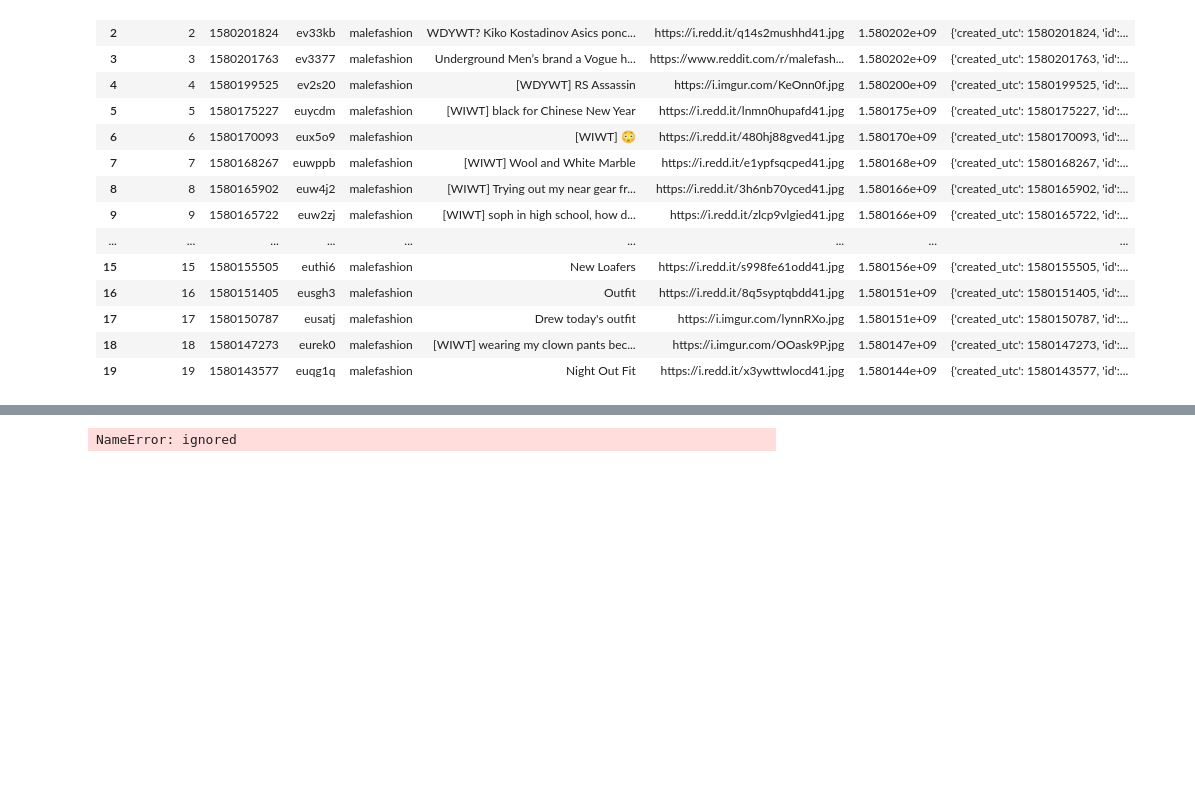
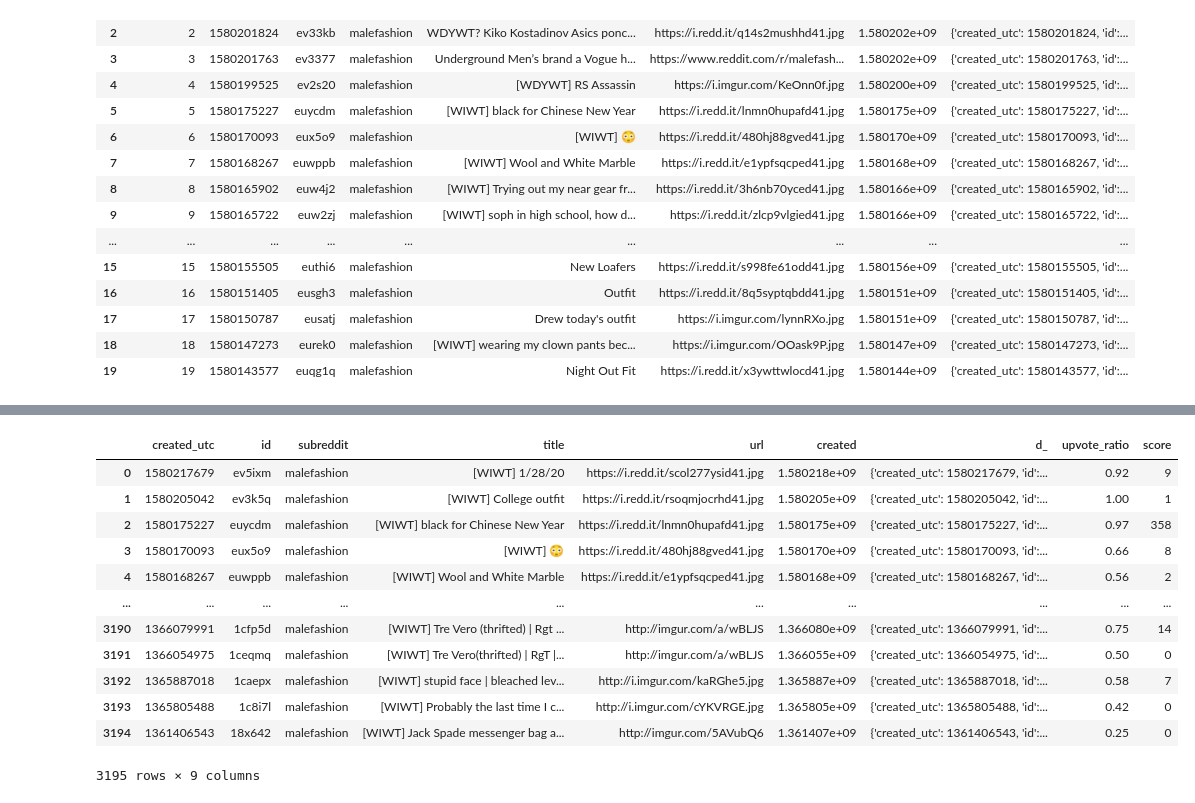
Before and after one commit to jimmyjoy43/Insight_project, a Jupyter notebook: reddit_PSAW_scrapper.ipynb, the cells around one changed output, grey strips where cells are left out. Saved outputs shown, nothing was run; the diff lists cells and outputs as text; code cells hidden in the pictures; blank space fills up the shorter version.

```diff
--- a/reddit_PSAW_scrapper.ipynb
+++ b/reddit_PSAW_scrapper.ipynb
@@ -177,7 +176,19 @@ mf_links.head(20)
 # %%
-#mf_links.drop('Unnamed: 0', axis = 1, inplace = True)
+mf_links.drop('Unnamed: 0.1', axis = 1, inplace = True)
 mf_links['upvote_ratio']=list_ratio
 mf_links['score']=list_score
 mf_links
 # %% [output]
+|  | created_utc | id | subreddit | title | url | created | d_ | upvote_ratio | score |
+| 0 | 1580217679 | ev5ixm | malefashion | [WIWT] 1/28/20 | https://i.redd.it/scol277ysid41.jpg | 1.580218e+09 | {'created_utc': 1580217679, 'id':... | 0.92 | 9 |
+| 1 | 1580205042 | ev3k5q | malefashion | [WIWT] College outfit | https://i.redd.it/rsoqmjocrhd41.jpg | 1.580205e+09 | {'created_utc': 1580205042, 'id':... | 1.00 | 1 |
+| 2 | 1580175227 | euycdm | malefashion | [WIWT] black for Chinese New Year | https://i.redd.it/lnmn0hupafd41.jpg | 1.580175e+09 | {'created_utc': 1580175227, 'id':... | 0.97 | 358 |
+| 3 | 1580170093 | eux5o9 | malefashion | [WIWT] 😳 | https://i.redd.it/480hj88gved41.jpg | 1.580170e+09 | {'created_utc': 1580170093, 'id':... | 0.66 | 8 |
+| 4 | 1580168267 | euwppb | malefashion | [WIWT] Wool and White Marble | https://i.redd.it/e1ypfsqcped41.jpg | 1.580168e+09 | {'created_utc': 1580168267, 'id':... | 0.56 | 2 |
+| ... | ... | ... | ... | ... | ... | ... | ... | ... | ... |
+| 3190 | 1366079991 | 1cfp5d | malefashion | [WIWT] Tre Vero (thrifted) | Rgt ... | http://imgur.com/a/wBLJS | 1.366080e+09 | {'created_utc': 1366079991, 'id':... | 0.75 | 14 |
+| 3191 | 1366054975 | 1ceqmq | malefashion | [WIWT] Tre Vero(thrifted) | RgT |... | http://imgur.com/a/wBLJS | 1.366055e+09 | {'created_utc': 1366054975, 'id':... | 0.50 | 0 |
+| 3192 | 1365887018 | 1caepx | malefashion | [WIWT] stupid face | bleached lev... | http://i.imgur.com/kaRGhe5.jpg | 1.365887e+09 | {'created_utc': 1365887018, 'id':... | 0.58 | 7 |
+| 3193 | 1365805488 | 1c8i7l | malefashion | [WIWT] Probably the last time I c... | http://i.imgur.com/cYKVRGE.jpg | 1.365805e+09 | {'created_utc': 1365805488, 'id':... | 0.42 | 0 |
+| 3194 | 1361406543 | 18x642 | malefashion | [WIWT] Jack Spade messenger bag a... | http://imgur.com/5AVubQ6 | 1.361407e+09 | {'created_utc': 1361406543, 'id':... | 0.25 | 0 |
-NameError: ignored
+3195 rows × 9 columns
```
Also changed, not shown: parts of 14 cells of this notebook.
